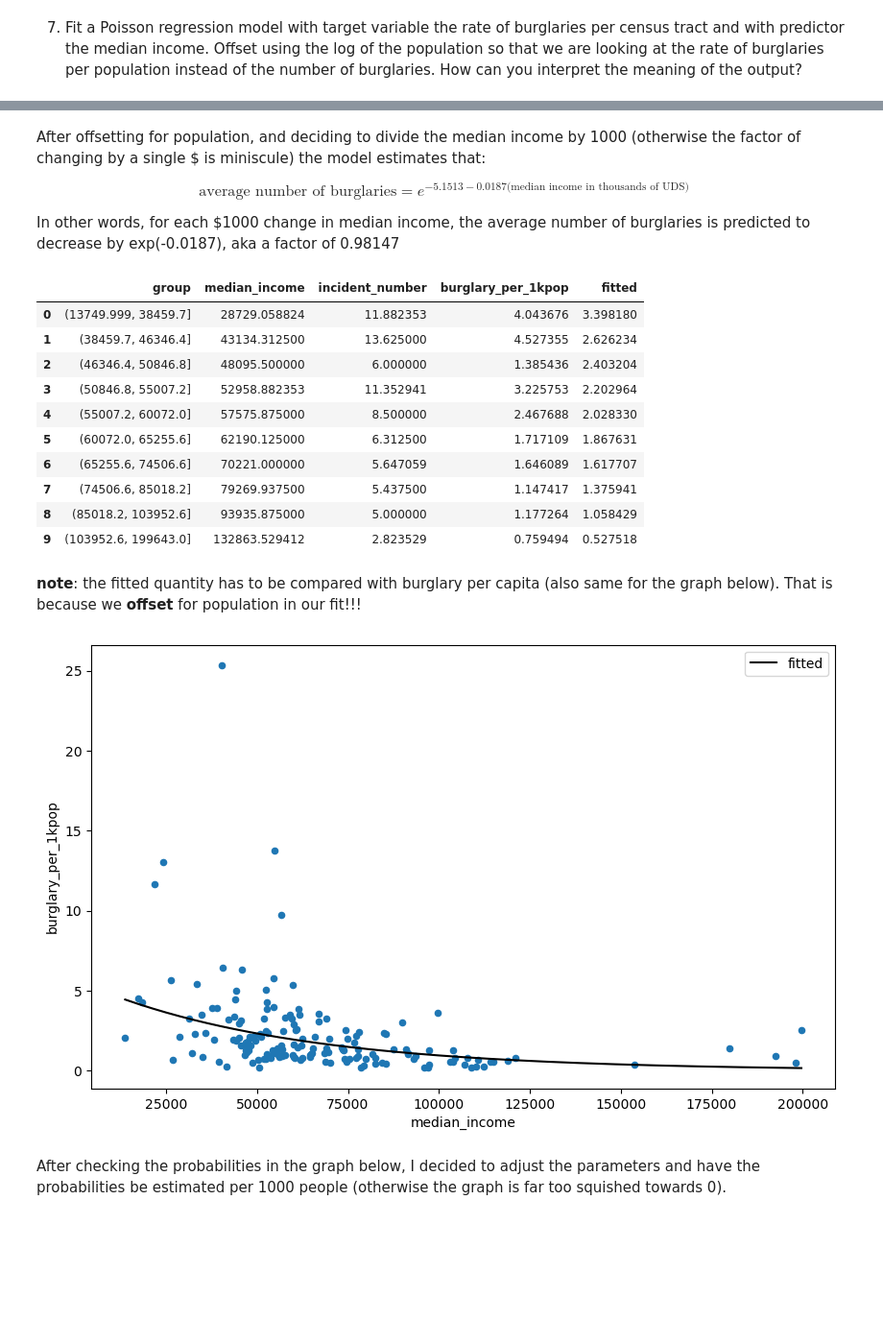
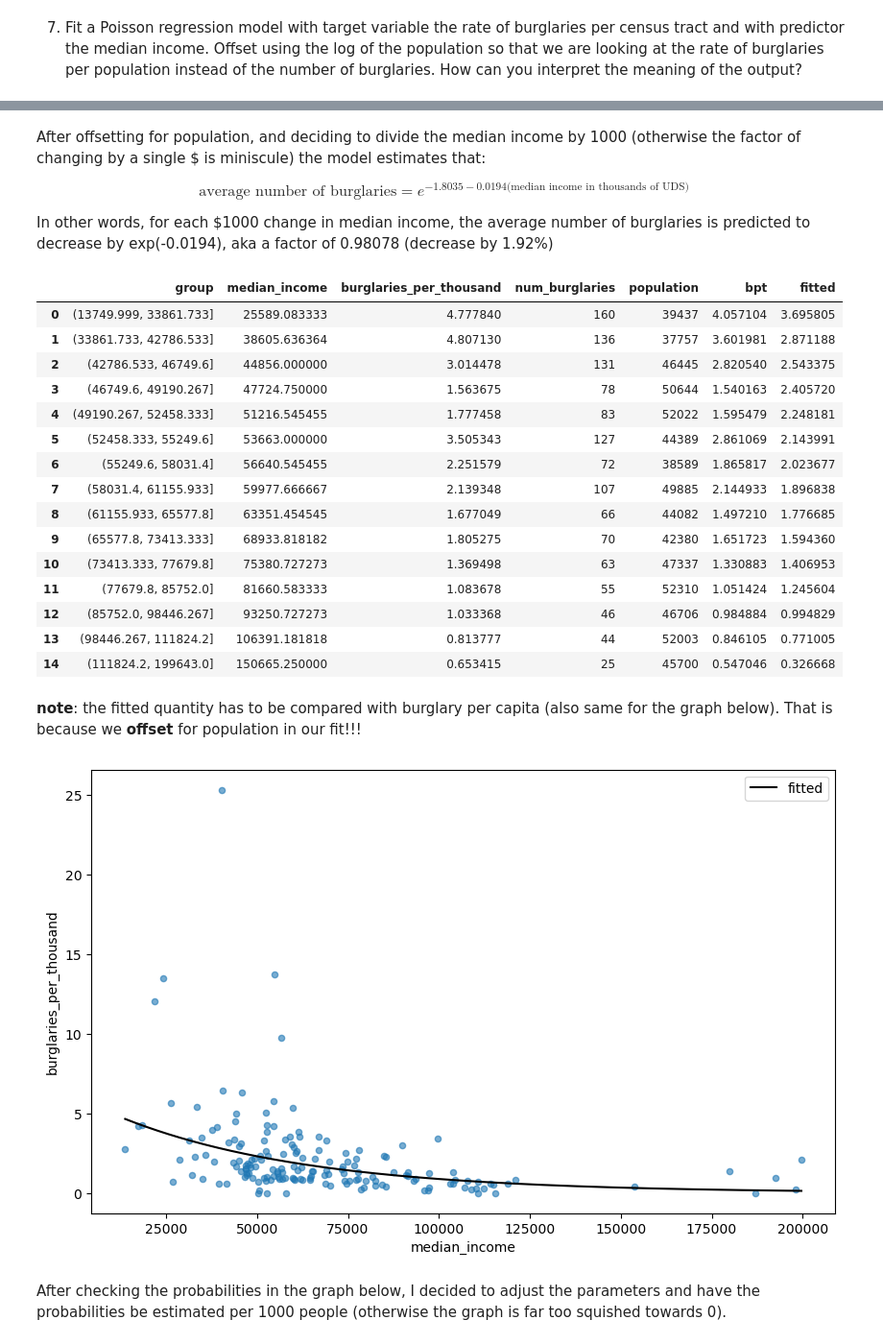
Before and after one commit to tomoumer/api_project-pizza, a Jupyter notebook: notebooks/TU_api_project.ipynb, the cells around one changed output, grey strips where cells are left out. Shown: that part at 96% size. Saved outputs shown, nothing was run; the diff lists cells and outputs as text; code cells hidden in the pictures; blank space fills up the shorter version.

```diff
--- a/notebooks/TU_api_project.ipynb
+++ b/notebooks/TU_api_project.ipynb
@@ -251,4 +284,7 @@ incidents_by_tract_stats = pd.merge(
+# %%
+incidents_by_tract['population'] = incidents_by_tract['population'].astype(int)
+incidents_by_tract['median_income'] = incidents_by_tract['median_income'].astype(int)
 # %%
 # code below to get rid of zero population and negative med values
-incidents_by_tract_stats = incidents_by_tract_stats[(incidents_by_tract_stats['population']).astype(int) > 0]
-incidents_by_tract_stats = incidents_by_tract_stats[(incidents_by_tract_stats['median_income']).astype(float) >= 0]
+incidents_by_tract = incidents_by_tract[incidents_by_tract['population'] > 0]
+incidents_by_tract = incidents_by_tract[incidents_by_tract['median_income'] >= 0]
@@ -255,3 +308,3 @@ incidents_by_tract_stats = incidents_by_tract_stats[(incidents_by_tract_stats['m
 # %%
-# new column to have number of incidents per each tract
-incidents_by_tract_stats['n_incidents_tract'] = incidents_by_tract_stats.groupby('TRACTCE')['incident_number'].transform('count').to_frame()
+# new column to have number of incidents per population
+incidents_by_tract['burglaries_per_thousand'] = incidents_by_tract['num_burglaries'] / incidents_by_tract['population'] * 1000.0
@@ -334,12 +413,11 @@ Similar trends observed as described above
 # %% [markdown]
 7. Fit a Poisson regression model with target variable the rate of burglaries per census tract and with predictor the median income. Offset using the log of the population so that we are looking at the rate of burglaries per population instead of the number of burglaries. How can you interpret the meaning of the output?
 # %%
-pr_burglary = smf.glm('incident_number ~ I(median_income/1000)',
-                 data = tract_aggr_burglary,
-                 offset = np.log(tract_aggr_burglary['population']/1000),
-                 family = sm.families.Poisson()
-                 ).fit()
+poisson_model = smf.glm('num_burglaries ~ I(median_income / 1000)',
+                        offset = np.log(incidents_by_tract['population'] / 1000),
+                        family = sm.families.Poisson(),
+                        data = incidents_by_tract).fit()
 
-pr_burglary.summary()
+poisson_model.summary()
 # %% [output]
 Generalized Linear Model Regression Results
@@ -358,40 +436,54 @@ Generalized Linear Model Regression Results
 # %% [markdown]
 After offsetting for population, and deciding to divide the median income by 1000 (otherwise the factor of changing by a single $ is miniscule) the model estimates that:
 
-$$\text{average number of burglaries} = e^{-5.1513 -0.0187(\text{median income in thousands of UDS)}}$$
+$$\text{average number of burglaries} = e^{-1.8035 -0.0194(\text{median income in thousands of UDS)}}$$
 
-In other words, for each $1000 change in median income, the average number of burglaries is predicted to decrease by exp(-0.0187), aka a factor of 0.98147
+In other words, for each $1000 change in median income, the average number of burglaries is predicted to decrease by exp(-0.0194), aka a factor of 0.98078 (decrease by 1.92%)
 # %%
 # using the summary from before (the one with quantiles) to check how good the fit does
-ta_summary['fitted'] = pr_burglary.predict(ta_summary)
+ta_summary['fitted'] = poisson_model.predict(ta_summary)
 
 ta_summary
 # %% [output]
-|  | group | median_income | incident_number | burglary_per_1kpop | fitted |
-| 0 | (13749.999, 38459.7] | 28729.058824 | 11.882353 | 4.043676 | 3.398180 |
-| 1 | (38459.7, 46346.4] | 43134.312500 | 13.625000 | 4.527355 | 2.626234 |
-| 2 | (46346.4, 50846.8] | 48095.500000 | 6.000000 | 1.385436 | 2.403204 |
-| 3 | (50846.8, 55007.2] | 52958.882353 | 11.352941 | 3.225753 | 2.202964 |
-| 4 | (55007.2, 60072.0] | 57575.875000 | 8.500000 | 2.467688 | 2.028330 |
-| 5 | (60072.0, 65255.6] | 62190.125000 | 6.312500 | 1.717109 | 1.867631 |
-| 6 | (65255.6, 74506.6] | 70221.000000 | 5.647059 | 1.646089 | 1.617707 |
-| 7 | (74506.6, 85018.2] | 79269.937500 | 5.437500 | 1.147417 | 1.375941 |
-| 8 | (85018.2, 103952.6] | 93935.875000 | 5.000000 | 1.177264 | 1.058429 |
-| 9 | (103952.6, 199643.0] | 132863.529412 | 2.823529 | 0.759494 | 0.527518 |
+|  | group | median_income | burglaries_per_thousand | num_burglaries | population | bpt | fitted |
+| 0 | (13749.999, 33861.733] | 25589.083333 | 4.777840 | 160 | 39437 | 4.057104 | 3.695805 |
+| 1 | (33861.733, 42786.533] | 38605.636364 | 4.807130 | 136 | 37757 | 3.601981 | 2.871188 |
+| 2 | (42786.533, 46749.6] | 44856.000000 | 3.014478 | 131 | 46445 | 2.820540 | 2.543375 |
+| 3 | (46749.6, 49190.267] | 47724.750000 | 1.563675 | 78 | 50644 | 1.540163 | 2.405720 |
+| 4 | (49190.267, 52458.333] | 51216.545455 | 1.777458 | 83 | 52022 | 1.595479 | 2.248181 |
+| 5 | (52458.333, 55249.6] | 53663.000000 | 3.505343 | 127 | 44389 | 2.861069 | 2.143991 |
+| 6 | (55249.6, 58031.4] | 56640.545455 | 2.251579 | 72 | 38589 | 1.865817 | 2.023677 |
+| 7 | (58031.4, 61155.933] | 59977.666667 | 2.139348 | 107 | 49885 | 2.144933 | 1.896838 |
+| 8 | (61155.933, 65577.8] | 63351.454545 | 1.677049 | 66 | 44082 | 1.497210 | 1.776685 |
+| 9 | (65577.8, 73413.333] | 68933.818182 | 1.805275 | 70 | 42380 | 1.651723 | 1.594360 |
+| 10 | (73413.333, 77679.8] | 75380.727273 | 1.369498 | 63 | 47337 | 1.330883 | 1.406953 |
+| 11 | (77679.8, 85752.0] | 81660.583333 | 1.083678 | 55 | 52310 | 1.051424 | 1.245604 |
+| 12 | (85752.0, 98446.267] | 93250.727273 | 1.033368 | 46 | 46706 | 0.984884 | 0.994829 |
+| 13 | (98446.267, 111824.2] | 106391.181818 | 0.813777 | 44 | 52003 | 0.846105 | 0.771005 |
+| 14 | (111824.2, 199643.0] | 150665.250000 | 0.653415 | 25 | 45700 | 0.547046 | 0.326668 |
 # %% [markdown]
 **note**: the fitted quantity has to be compared with burglary per capita (also same for the graph below). That is because we **offset** for population in our fit!!!
 # %%
 fit_df = pd.DataFrame({
-    'median_income': np.linspace(start = tract_aggr_burglary['median_income'].min(),
-                      stop = tract_aggr_burglary['median_income'].max(),
-                      num = 150)
+    'median_income': np.linspace(
+        start = incidents_by_tract['median_income'].min(),
+        stop = incidents_by_tract['median_income'].max(),
+        num = 250)
 })
-fit_df['fitted'] = pr_burglary.predict(fit_df)
+fit_df['fitted'] = poisson_model.predict(fit_df)
 
-ax = tract_aggr_burglary.plot(x = 'median_income', y = 'burglary_per_1kpop', kind = 'scatter', figsize = (10,6))
-fit_df.plot(x = 'median_income', y = 'fitted', color = 'black', ax = ax);
+ax = incidents_by_tract.plot(x = 'median_income',
+                     y = 'burglaries_per_thousand',
+                     kind = 'scatter',
+                     figsize = (10,6),
+                     alpha = 0.6)
+
+fit_df.plot(x = 'median_income',
+            y = 'fitted',
+            color = 'black',
+            ax = ax);
 # %% [output]
-[figure, old version]
+[figure, new version]
 # %% [markdown]
 After checking the probabilities in the graph below, I decided to adjust the parameters and have the probabilities be estimated per 1000 people (otherwise the graph is far too squished towards 0).
 # %%
```
Also changed, not shown: parts of 105 cells of this notebook, 1 other file.
